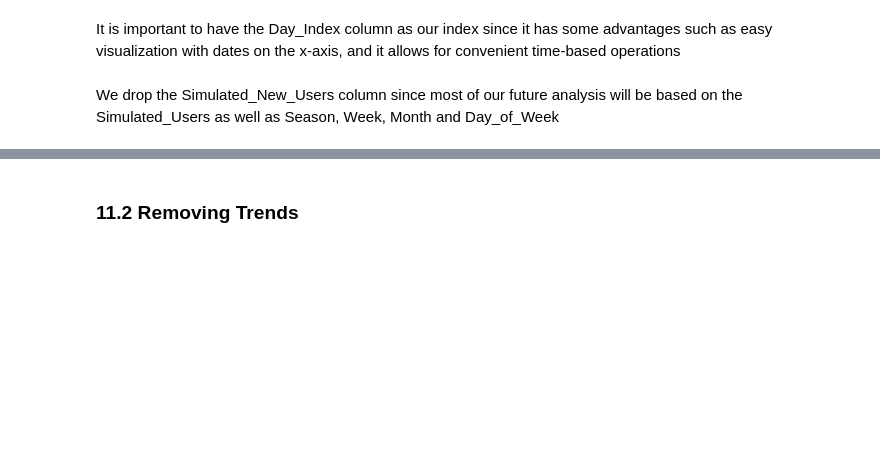
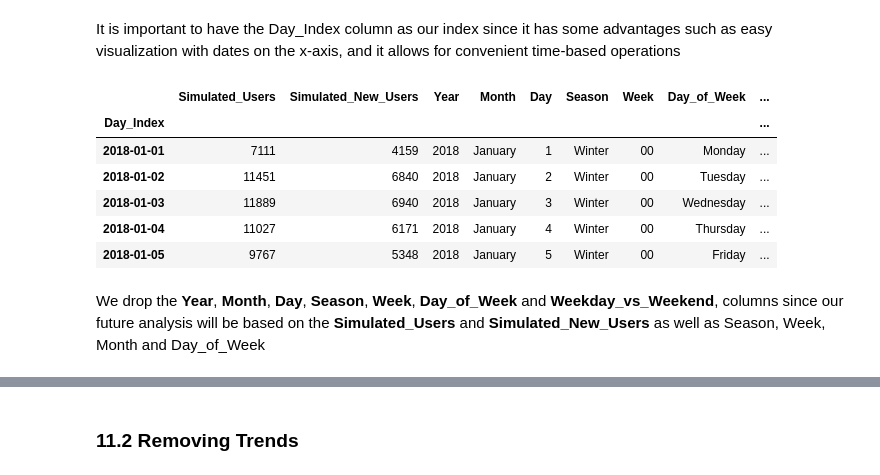
Before and after one commit to Mwenda-Mugambi/Web_Ad_campaign_optimization, a Jupyter notebook: Group_5_Notebook.ipynb, the cells around one changed output, grey strips where cells are left out. Drawn from its saved outputs; the diff is of its cells as text; code cells hidden in the pictures; blank space fills up the shorter version.

```diff
--- a/Group_5_Notebook.ipynb
+++ b/Group_5_Notebook.ipynb
@@ -682,9 +696,17 @@ It is important to have the Day_Index column as our index since it has some adva
 # %%
 # Set Day_Index column as our index
 df.set_index('Day_Index', inplace=True)
 # Check the top 10 records
-df.head(10)
+df.head(5)
+# %% [output]
+|  | Simulated_Users | Simulated_New_Users | Year | Month | Day | Season | Week | Day_of_Week | ... |
+| Day_Index |  |  |  |  |  |  |  |  | ... |
+| 2018-01-01 | 7111 | 4159 | 2018 | January | 1 | Winter | 00 | Monday | ... |
+| 2018-01-02 | 11451 | 6840 | 2018 | January | 2 | Winter | 00 | Tuesday | ... |
+| 2018-01-03 | 11889 | 6940 | 2018 | January | 3 | Winter | 00 | Wednesday | ... |
+| 2018-01-04 | 11027 | 6171 | 2018 | January | 4 | Winter | 00 | Thursday | ... |
+| 2018-01-05 | 9767 | 5348 | 2018 | January | 5 | Winter | 00 | Friday | ... |
 # %% [markdown]
-We drop the Simulated_New_Users column since most of our future analysis will be based on the Simulated_Users as well as Season, Week, Month and Day_of_Week
+We drop the **Year**, **Month**, **Day**, **Season**, **Week**, **Day_of_Week** and **Weekday_vs_Weekend**, columns since our future analysis will be based on the **Simulated_Users** and **Simulated_New_Users** as well as Season, Week, Month and Day_of_Week
 # %%
 # Drop the specified columns
```
Also changed, not shown: parts of 6 cells of this notebook.
